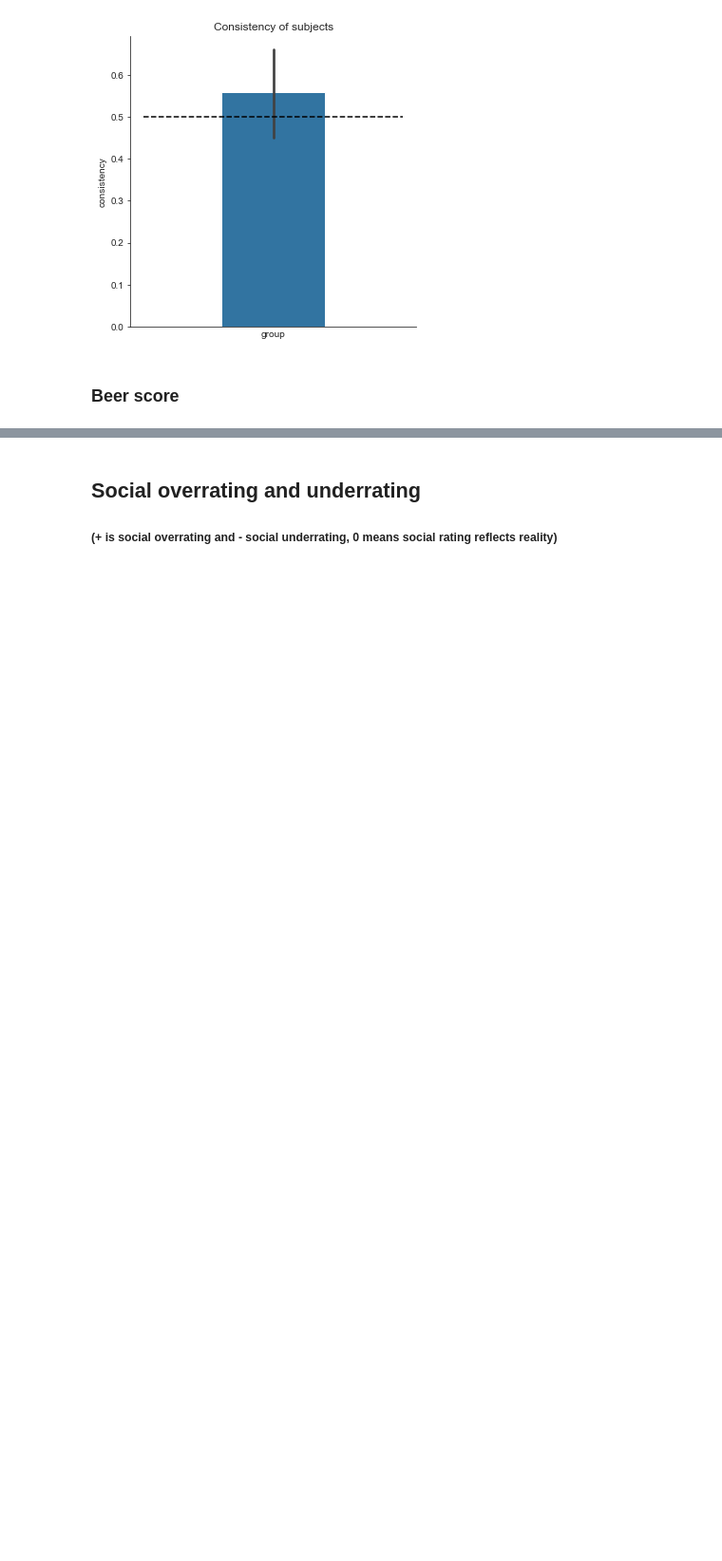
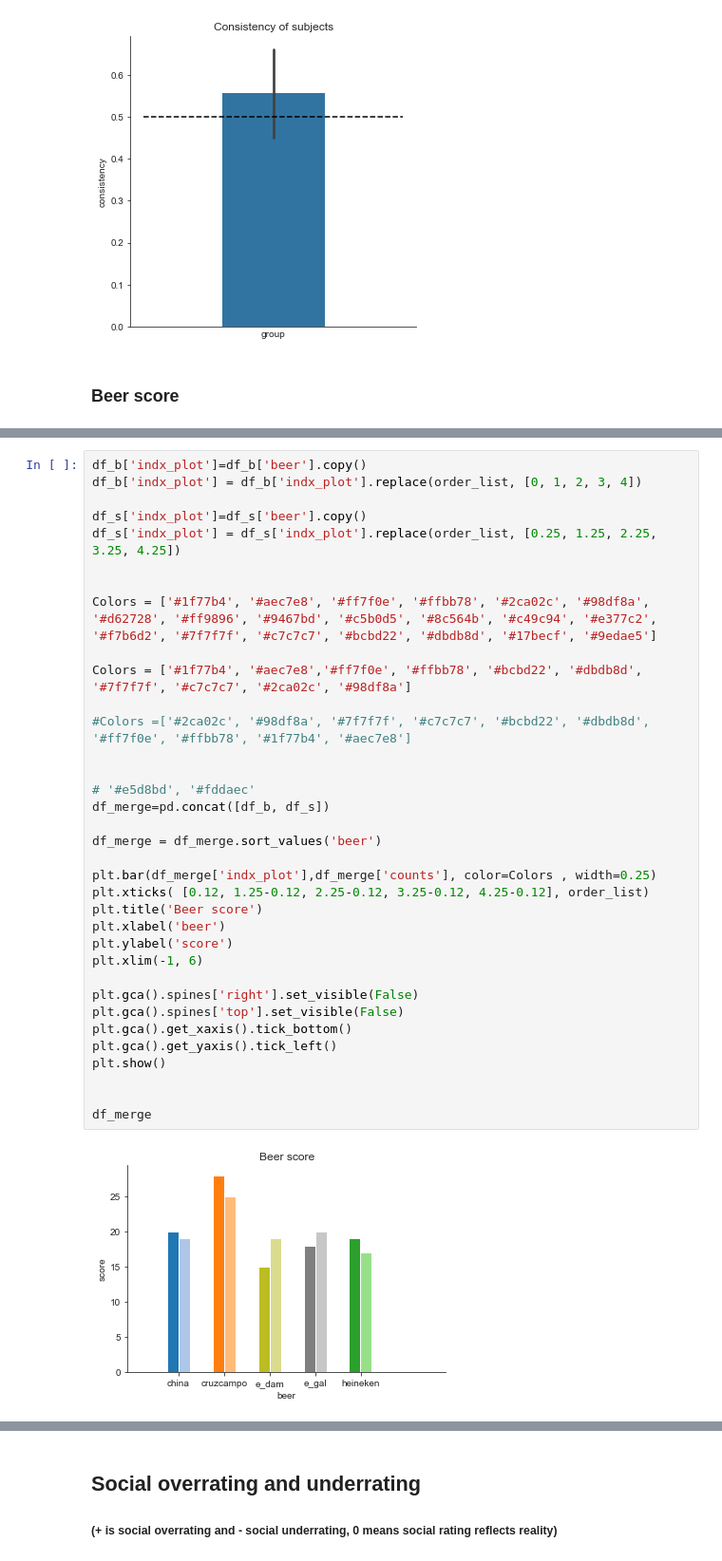
Before and after one commit to davidbestue/Retreat_2019, a Jupyter notebook: Beer_blind/beer_blind.ipynb, the cells around one changed output, grey strips where cells are left out. Shown at 95% size. Saved outputs shown, nothing was run; the diff lists cells and outputs as text; blank space fills up the shorter version.

```diff
--- a/Beer_blind/beer_blind.ipynb
+++ b/Beer_blind/beer_blind.ipynb
@@ -145,0 +148,37 @@ plt.show(block=False)
+# %%
+df_b['indx_plot']=df_b['beer'].copy()
+df_b['indx_plot'] = df_b['indx_plot'].replace(order_list, [0, 1, 2, 3, 4])
+
+df_s['indx_plot']=df_s['beer'].copy()
+df_s['indx_plot'] = df_s['indx_plot'].replace(order_list, [0.25, 1.25, 2.25, 3.25, 4.25])
+
+
+Colors = ['#1f77b4', '#aec7e8', '#ff7f0e', '#ffbb78', '#2ca02c', '#98df8a', '#d62728', '#ff9896', '#9467bd', '#c5b0d5', '#8c564b', '#c49c94', '#e377c2', '#f7b6d2', '#7f7f7f', '#c7c7c7', '#bcbd22', '#dbdb8d', '#17becf', '#9edae5']
+
+Colors = ['#1f77b4', '#aec7e8','#ff7f0e', '#ffbb78', '#bcbd22', '#dbdb8d', '#7f7f7f', '#c7c7c7', '#2ca02c', '#98df8a']
+
+#Colors =['#2ca02c', '#98df8a', '#7f7f7f', '#c7c7c7', '#bcbd22', '#dbdb8d', '#ff7f0e', '#ffbb78', '#1f77b4', '#aec7e8']
+
+
+# '#e5d8bd', '#fddaec'
+df_merge=pd.concat([df_b, df_s])
+
+df_merge = df_merge.sort_values('beer')
+
+plt.bar(df_merge['indx_plot'],df_merge['counts'], color=Colors , width=0.25)
+plt.xticks( [0.12, 1.25-0.12, 2.25-0.12, 3.25-0.12, 4.25-0.12], order_list)
+plt.title('Beer score')
+plt.xlabel('beer')
+plt.ylabel('score')
+plt.xlim(-1, 6)
+
+plt.gca().spines['right'].set_visible(False)
+plt.gca().spines['top'].set_visible(False)
+plt.gca().get_xaxis().tick_bottom()
+plt.gca().get_yaxis().tick_left()
+plt.show()
+
+
+df_merge
+# %% [output]
+[figure, added]
```
Also changed, not shown: parts of 4 cells of this notebook.
